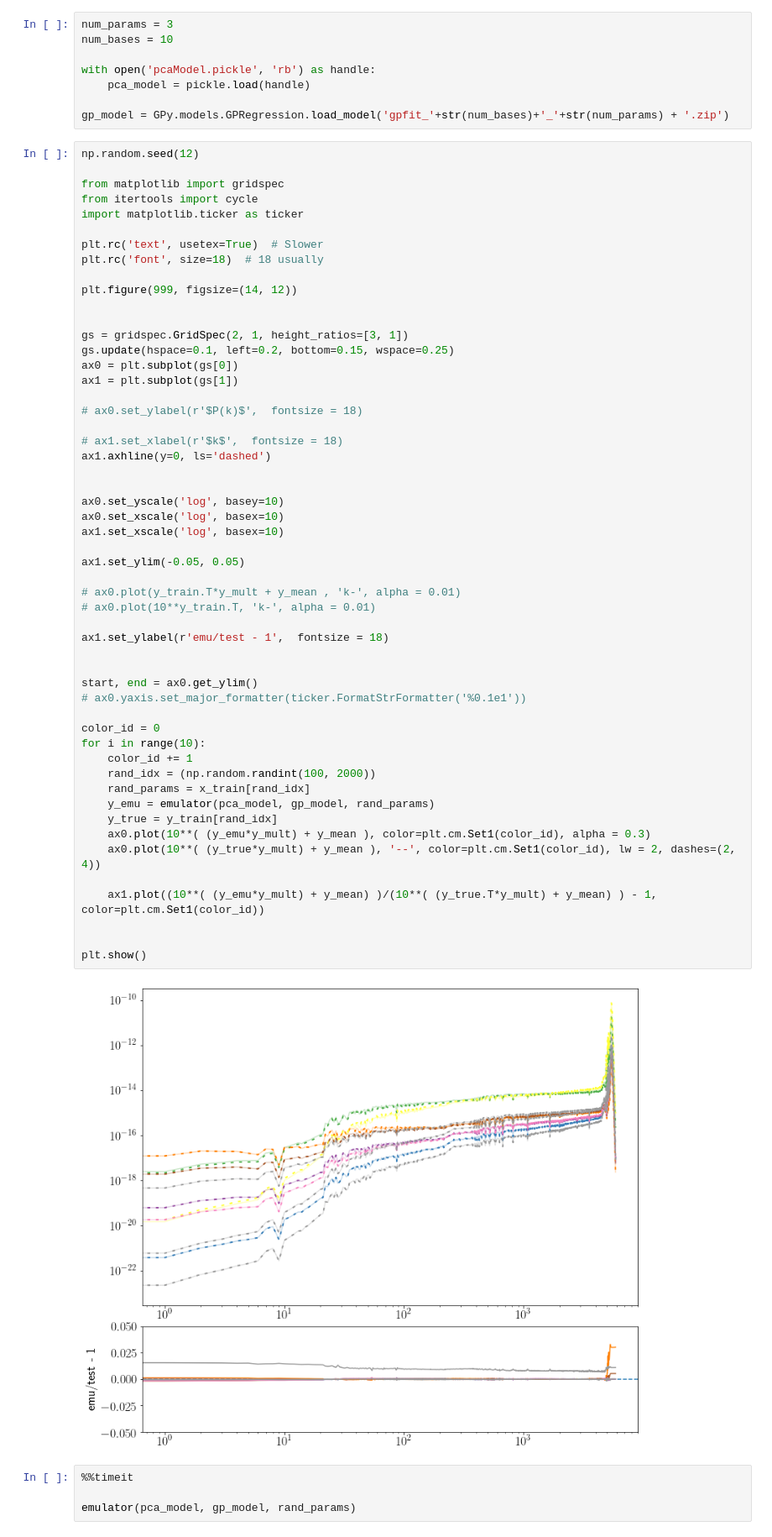
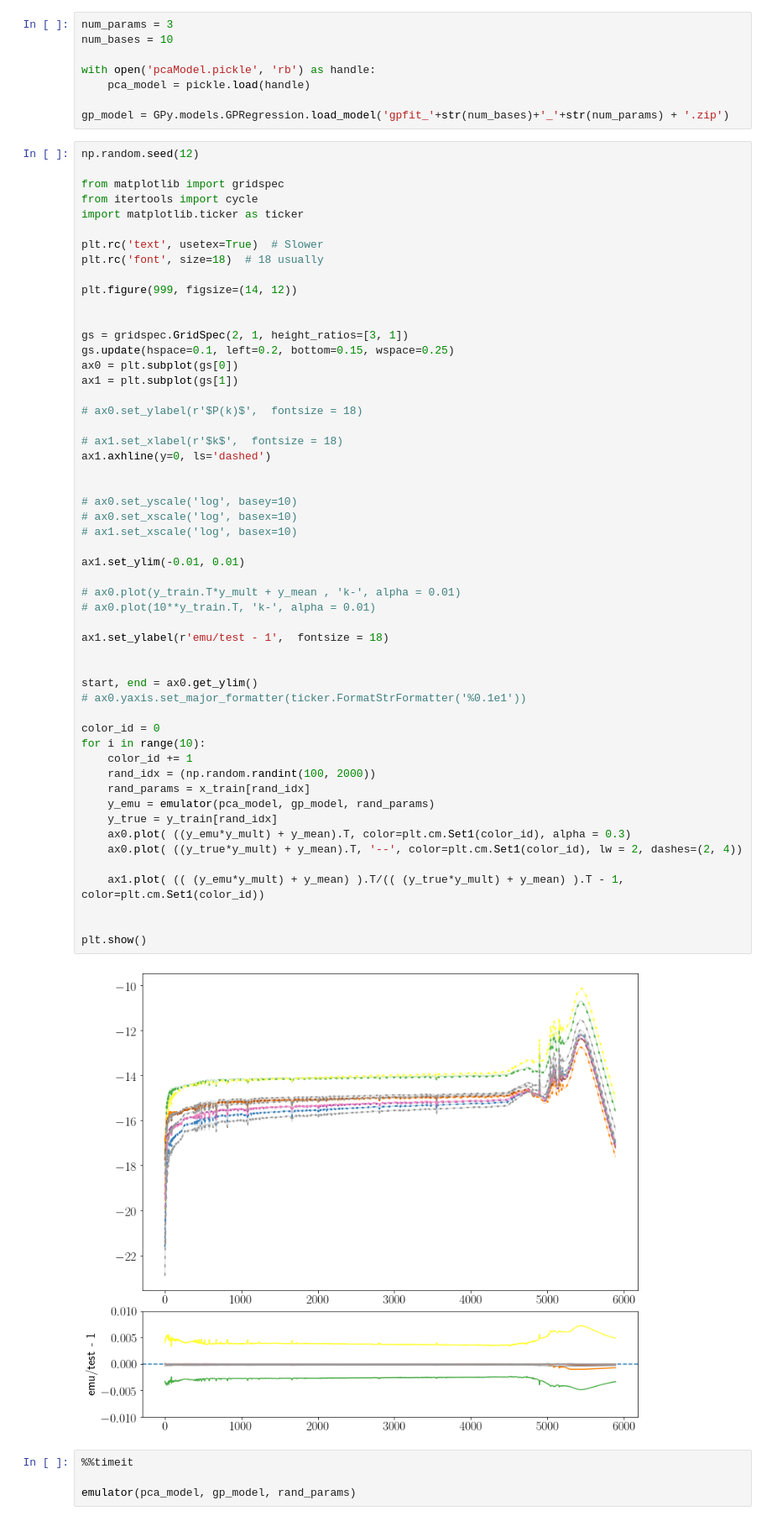
Before and after one commit to mwalmsley/agnfinder, a Jupyter notebook: notebooks/GPemu_test.ipynb, the cells around one changed output. Shown at 84% size. Saved outputs shown, nothing was run; the diff lists cells and outputs as text.

```diff
--- a/notebooks/GPemu_test.ipynb
+++ b/notebooks/GPemu_test.ipynb
@@ -92,41 +126,41 @@ ax1 = plt.subplot(gs[1])
 
 # ax0.set_ylabel(r'$P(k)$',  fontsize = 18)
 
 # ax1.set_xlabel(r'$k$',  fontsize = 18)
 ax1.axhline(y=0, ls='dashed')
 
 
-ax0.set_yscale('log', basey=10)
-ax0.set_xscale('log', basex=10)
-ax1.set_xscale('log', basex=10)
+# ax0.set_yscale('log', basey=10)
+# ax0.set_xscale('log', basex=10)
+# ax1.set_xscale('log', basex=10)
 
-ax1.set_ylim(-0.05, 0.05)
+ax1.set_ylim(-0.01, 0.01)
 
 # ax0.plot(y_train.T*y_mult + y_mean , 'k-', alpha = 0.01)
 # ax0.plot(10**y_train.T, 'k-', alpha = 0.01)
 
 ax1.set_ylabel(r'emu/test - 1',  fontsize = 18)
 
 
 start, end = ax0.get_ylim()
 # ax0.yaxis.set_major_formatter(ticker.FormatStrFormatter('%0.1e1'))
 
 color_id = 0
 for i in range(10):
     color_id += 1
     rand_idx = (np.random.randint(100, 2000))
     rand_params = x_train[rand_idx]
     y_emu = emulator(pca_model, gp_model, rand_params)
     y_true = y_train[rand_idx]
-    ax0.plot(10**( (y_emu*y_mult) + y_mean ), color=plt.cm.Set1(color_id), alpha = 0.3)
-    ax0.plot(10**( (y_true*y_mult) + y_mean ), '--', color=plt.cm.Set1(color_id), lw = 2, dashes=(2, 4))
+    ax0.plot( ((y_emu*y_mult) + y_mean).T, color=plt.cm.Set1(color_id), alpha = 0.3)
+    ax0.plot( ((y_true*y_mult) + y_mean).T, '--', color=plt.cm.Set1(color_id), lw = 2, dashes=(2, 4))
 
-    ax1.plot((10**( (y_emu*y_mult) + y_mean) )/(10**( (y_true.T*y_mult) + y_mean) ) - 1, color=plt.cm.Set1(color_id))
+    ax1.plot( (( (y_emu*y_mult) + y_mean) ).T/(( (y_true*y_mult) + y_mean) ).T - 1, color=plt.cm.Set1(color_id))
 
 
 plt.show()
 # %% [output]
-[figure, old version]
+[figure, new version]
 # %%
 %%timeit
 
```
Also changed, not shown: parts of 4 cells of this notebook.
